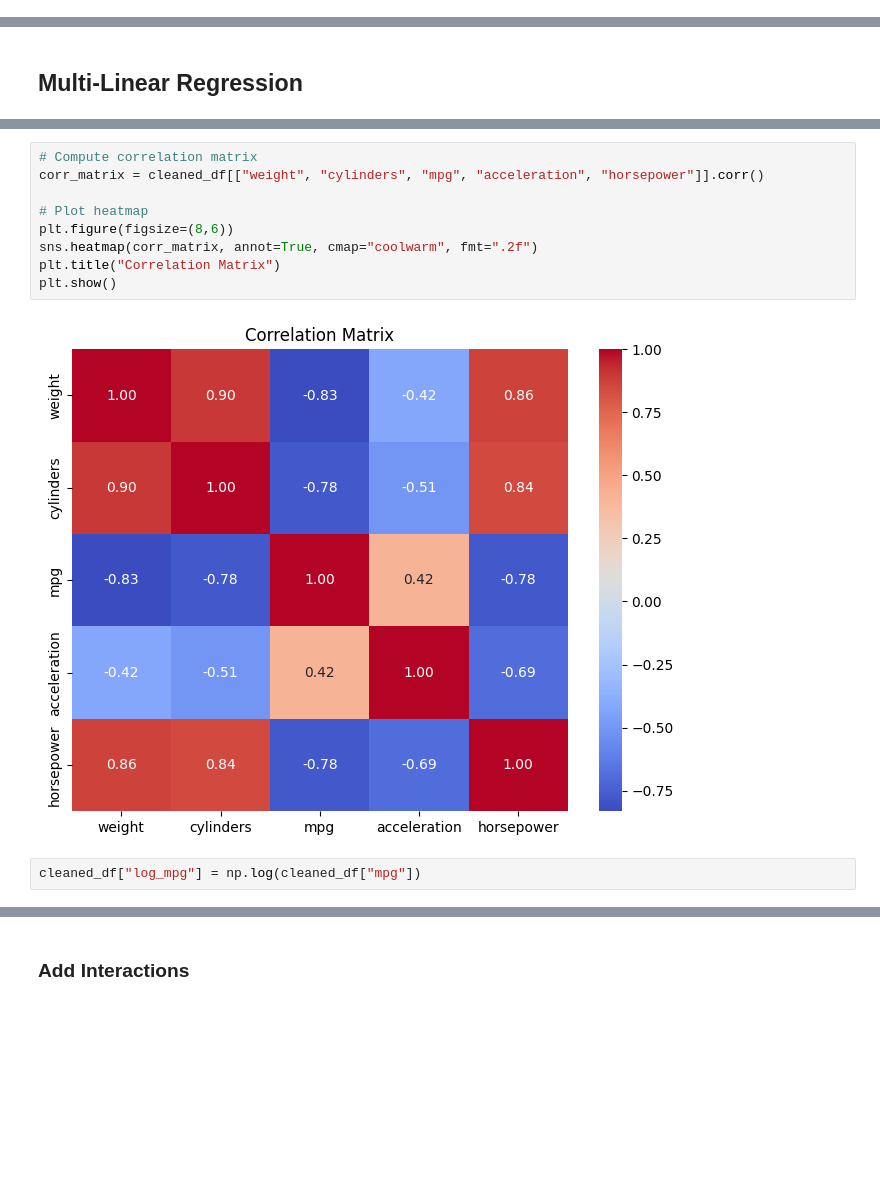
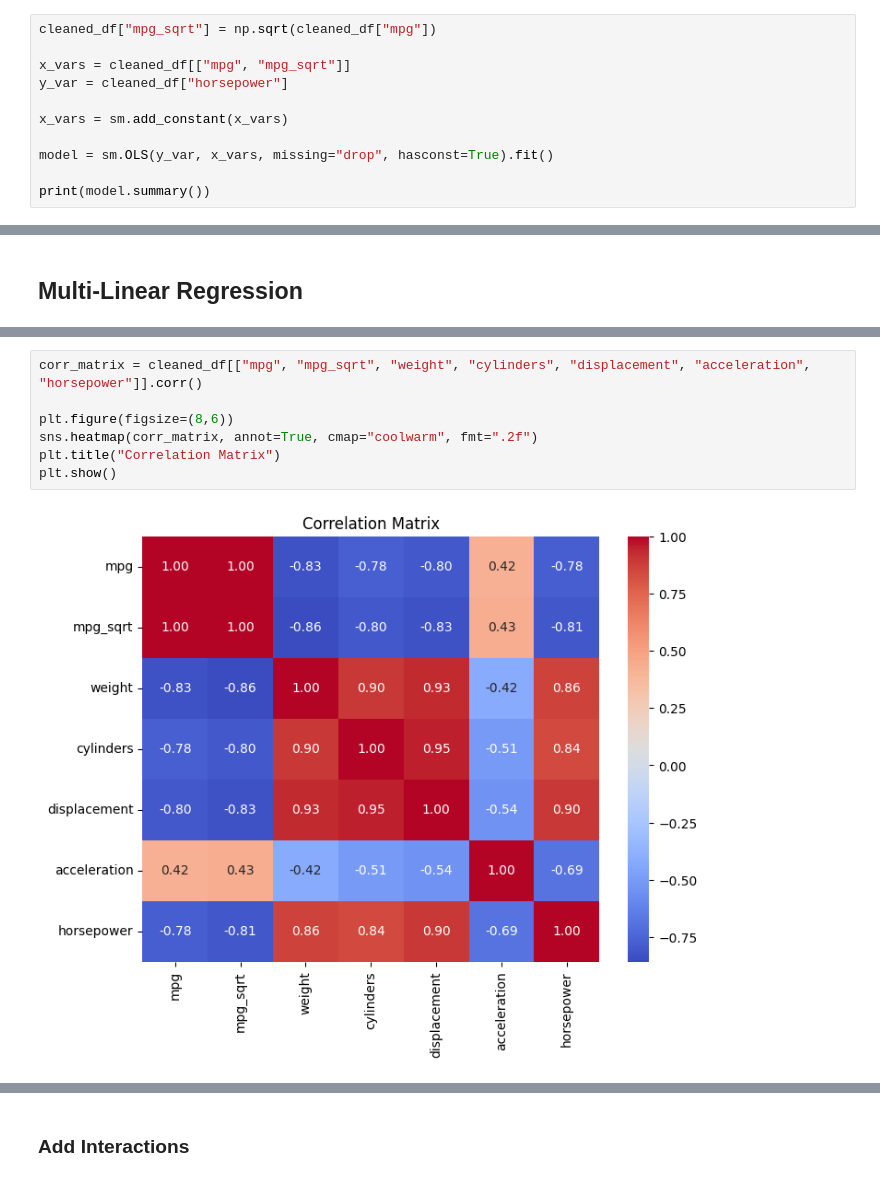
Before and after one commit to trentpark8800/linear-regression, a Jupyter notebook: auto_mpg_analysis.ipynb, the cells around one changed output, grey strips where cells are left out. Cells and saved outputs as stored; diff of their text form; blank space fills up the shorter version.

```diff
--- a/auto_mpg_analysis.ipynb
+++ b/auto_mpg_analysis.ipynb
@@ -201,0 +242,11 @@ plt.show()
+# %%
+cleaned_df["mpg_sqrt"] = np.sqrt(cleaned_df["mpg"])
+
+x_vars = cleaned_df[["mpg", "mpg_sqrt"]]
+y_var = cleaned_df["horsepower"]
+
+x_vars = sm.add_constant(x_vars)
+
+model = sm.OLS(y_var, x_vars, missing="drop", hasconst=True).fit()
+
+print(model.summary())
@@ -244,13 +351,9 @@ print(vif_data)
 # %%
-# Compute correlation matrix
-corr_matrix = cleaned_df[["weight", "cylinders", "mpg", "acceleration", "horsepower"]].corr()
+corr_matrix = cleaned_df[["mpg", "mpg_sqrt", "weight", "cylinders", "displacement", "acceleration", "horsepower"]].corr()
 
-# Plot heatmap
 plt.figure(figsize=(8,6))
 sns.heatmap(corr_matrix, annot=True, cmap="coolwarm", fmt=".2f")
 plt.title("Correlation Matrix")
 plt.show()
 # %% [output]
-[figure, old version]
+[figure, new version]
-# %%
-cleaned_df["log_mpg"] = np.log(cleaned_df["mpg"])
```
Also changed, not shown: parts of 41 cells of this notebook, 2 other files.
